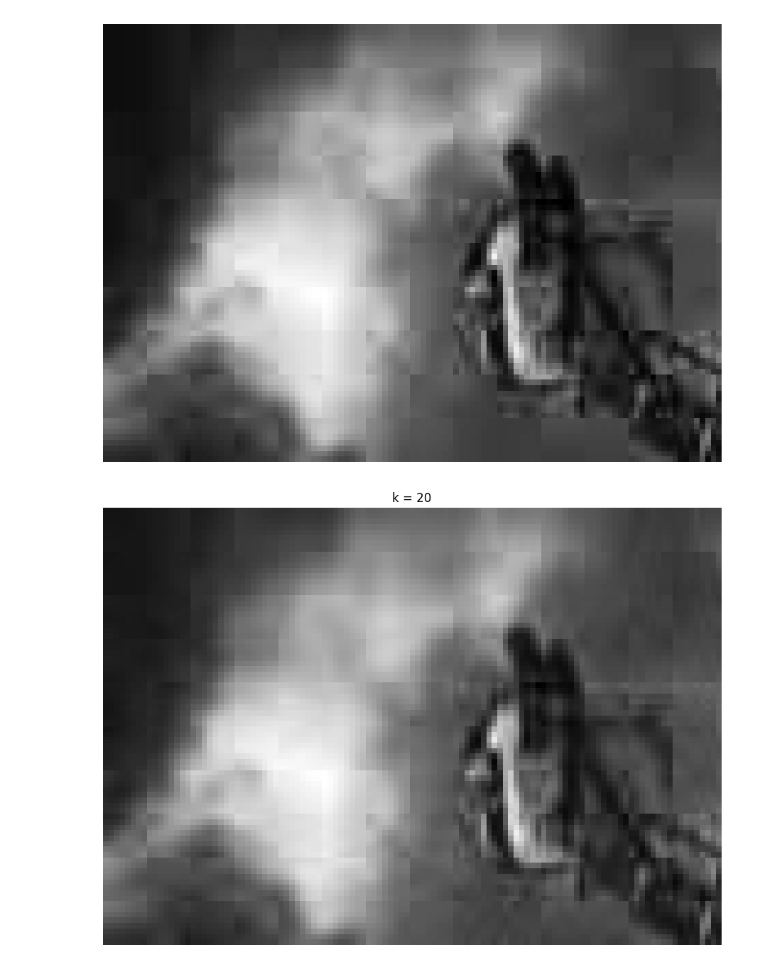
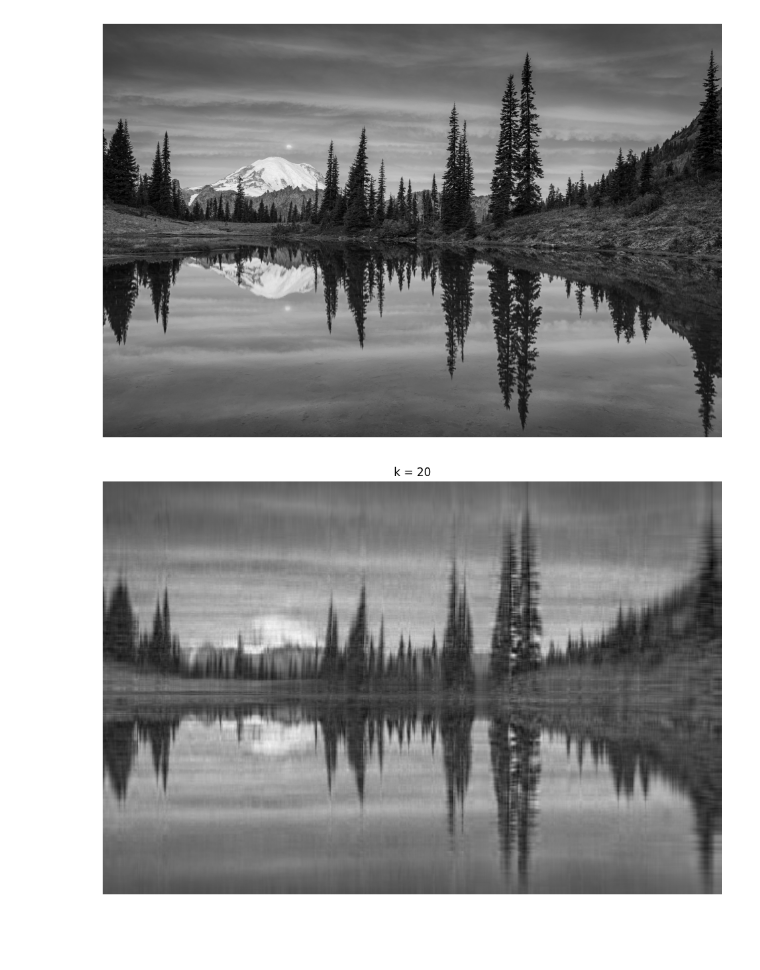
Before and after one commit to Ryan-M-Smith/CS315, a Jupyter notebook: HW08/svd_image_compression.ipynb, the cells around one changed output. Drawn from its saved outputs; the diff is of its cells as text; code cells hidden in the pictures; blank space fills up the shorter version.

```diff
--- a/HW08/svd_image_compression.ipynb
+++ b/HW08/svd_image_compression.ipynb
@@ -16,24 +12,24 @@ Receiving objects: 100% (4/4), 45.80 KiB | 4.58 MiB/s, done.
 # %%
-A=imread('svd/fire2.jpg')
-X=np.mean(A,-1);
+A = imread("CS315/HW08/landscape.jpg")
+X = np.mean(A,-1);
 # %%
-img=plt.imshow(X)
-img.set_cmap('gray')
-plt.axis('off')
+img = plt.imshow(X)
+img.set_cmap("gray")
+plt.axis("off")
 plt.show()
 # %% [output]
-[figure, old version]
+[figure, new version]
 # %%
 U, S, VT = np.linalg.svd(X,full_matrices=False)
 S=np.diag(S)
 # %%
-k=20
-Xapprox=U[:,:k] @ S[0:k,:k] @ VT[:k,:]
+k = 20
+Xapprox = U[:,:k] @ S[0:k,:k] @ VT[:k,:]
 plt.figure(1)
 img=plt.imshow(Xapprox)
-img.set_cmap('gray')
-plt.axis('off')
-plt.title('k = '+str(k))
+img.set_cmap("gray")
+plt.axis("off")
+plt.title(f"k = {str(k)}")
 plt.show()
 # %% [output]
-[figure, old version]
+[figure, new version]
```
Also changed, not shown: parts of 2 cells of this notebook.
